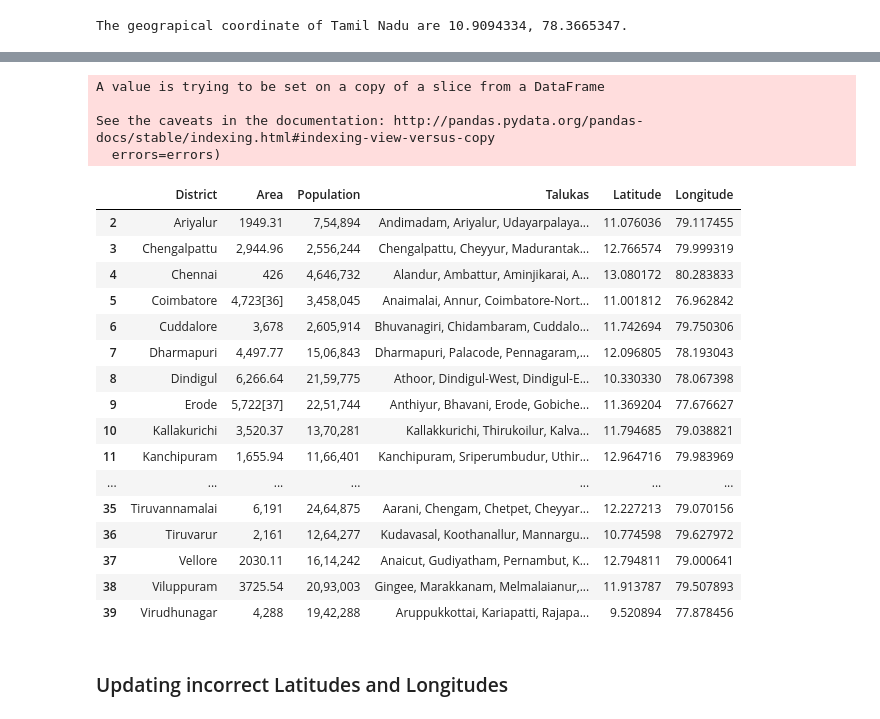
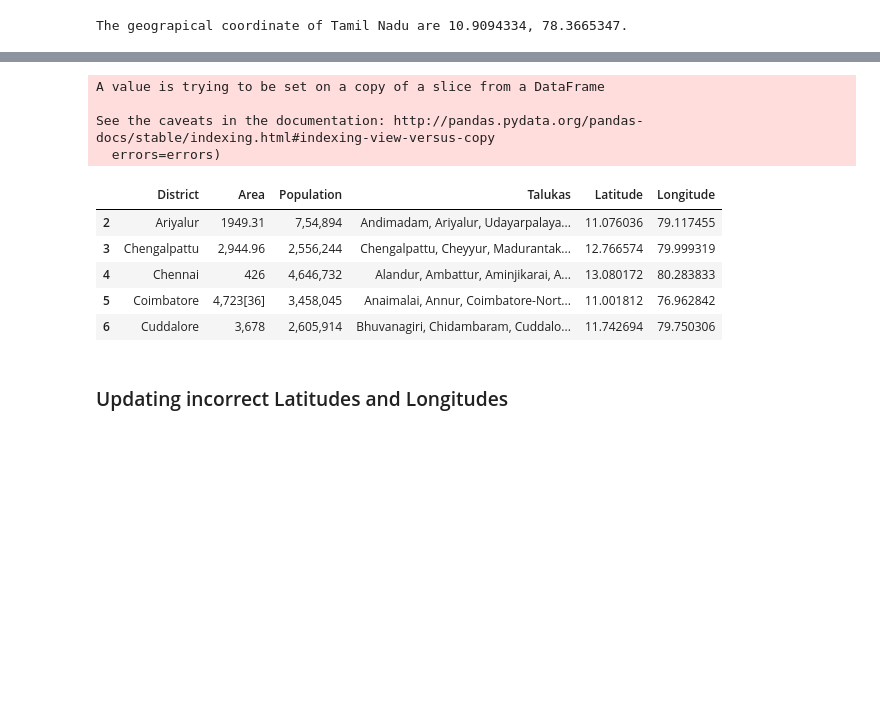
Before and after one commit to meenakshiarya22/Coursera_Capstone, a Jupyter notebook: Capstone Project - The Battle of Neighborhoods.ipynb, the cells around one changed output, grey strips where cells are left out. Cells and saved outputs as stored; diff of their text form; code cells hidden in the pictures; blank space fills up the shorter version.

```diff
--- a/Capstone Project - The Battle of Neighborhoods.ipynb
+++ b/Capstone Project - The Battle of Neighborhoods.ipynb
@@ -168,29 +181,18 @@ See the caveats in the documentation: http://pandas.pydata.org/pandas-docs/stabl
 # %%
 df.drop(['Dist_Coord'], axis=1, inplace=True)
 df.shape
-df
+df.head(5)
 # %% [output]
 A value is trying to be set on a copy of a slice from a DataFrame
 
 See the caveats in the documentation: http://pandas.pydata.org/pandas-docs/stable/indexing.html#indexing-view-versus-copy
   errors=errors)
 |  | District | Area | Population | Talukas | Latitude | Longitude |
 | 2 | Ariyalur | 1949.31 | 7,54,894 | Andimadam, Ariyalur, Udayarpalaya... | 11.076036 | 79.117455 |
 | 3 | Chengalpattu | 2,944.96 | 2,556,244 | Chengalpattu, Cheyyur, Madurantak... | 12.766574 | 79.999319 |
 | 4 | Chennai | 426 | 4,646,732 | Alandur, Ambattur, Aminjikarai, A... | 13.080172 | 80.283833 |
 | 5 | Coimbatore | 4,723[36] | 3,458,045 | Anaimalai, Annur, Coimbatore-Nort... | 11.001812 | 76.962842 |
 | 6 | Cuddalore | 3,678 | 2,605,914 | Bhuvanagiri, Chidambaram, Cuddalo... | 11.742694 | 79.750306 |
-| 7 | Dharmapuri | 4,497.77 | 15,06,843 | Dharmapuri, Palacode, Pennagaram,... | 12.096805 | 78.193043 |
-| 8 | Dindigul | 6,266.64 | 21,59,775 | Athoor, Dindigul-West, Dindigul-E... | 10.330330 | 78.067398 |
-| 9 | Erode | 5,722[37] | 22,51,744 | Anthiyur, Bhavani, Erode, Gobiche... | 11.369204 | 77.676627 |
-| 10 | Kallakurichi | 3,520.37 | 13,70,281 | Kallakkurichi, Thirukoilur, Kalva... | 11.794685 | 79.038821 |
-| 11 | Kanchipuram | 1,655.94 | 11,66,401 | Kanchipuram, Sriperumbudur, Uthir... | 12.964716 | 79.983969 |
-| ... | ... | ... | ... | ... | ... | ... |
-| 35 | Tiruvannamalai | 6,191 | 24,64,875 | Aarani, Chengam, Chetpet, Cheyyar... | 12.227213 | 79.070156 |
-| 36 | Tiruvarur | 2,161 | 12,64,277 | Kudavasal, Koothanallur, Mannargu... | 10.774598 | 79.627972 |
-| 37 | Vellore | 2030.11 | 16,14,242 | Anaicut, Gudiyatham, Pernambut, K... | 12.794811 | 79.000641 |
-| 38 | Viluppuram | 3725.54 | 20,93,003 | Gingee, Marakkanam, Melmalaianur,... | 11.913787 | 79.507893 |
-| 39 | Virudhunagar | 4,288 | 19,42,288 | Aruppukkottai, Kariapatti, Rajapa... | 9.520894 | 77.878456 |
 # %% [markdown]
 ### Updating incorrect Latitudes and Longitudes
 # %%
```
Also changed, not shown: parts of 18 cells of this notebook, 2 other files.
